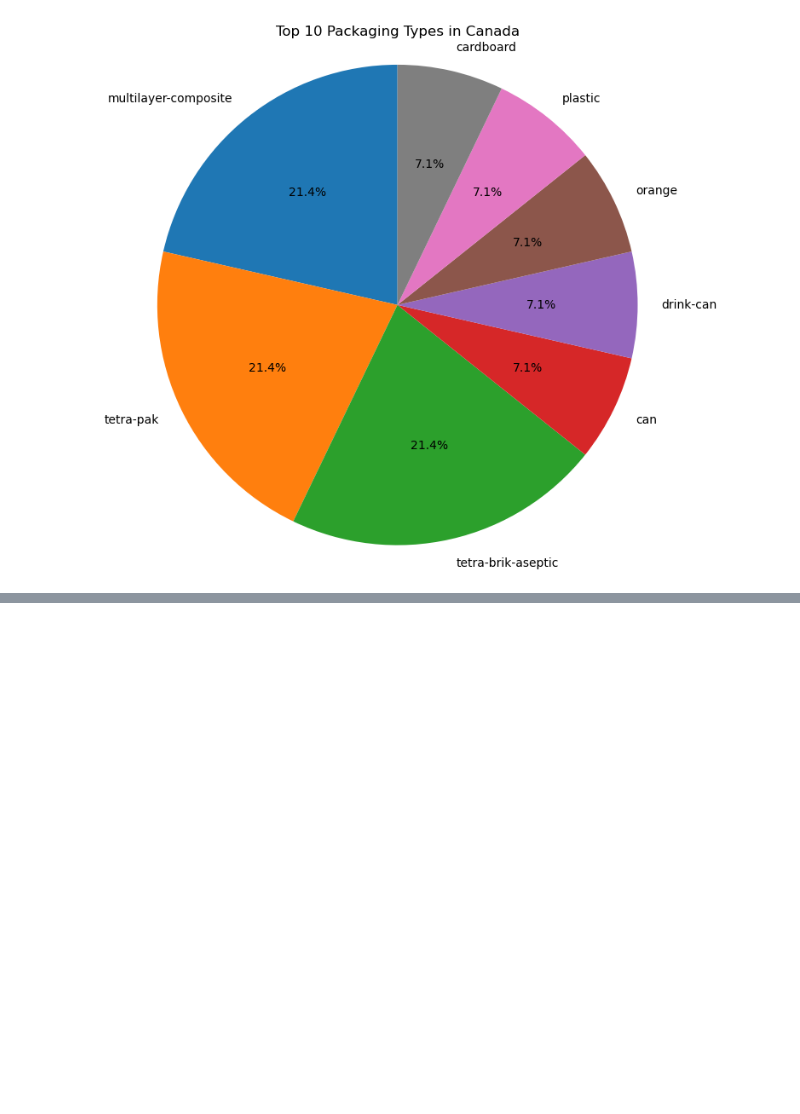
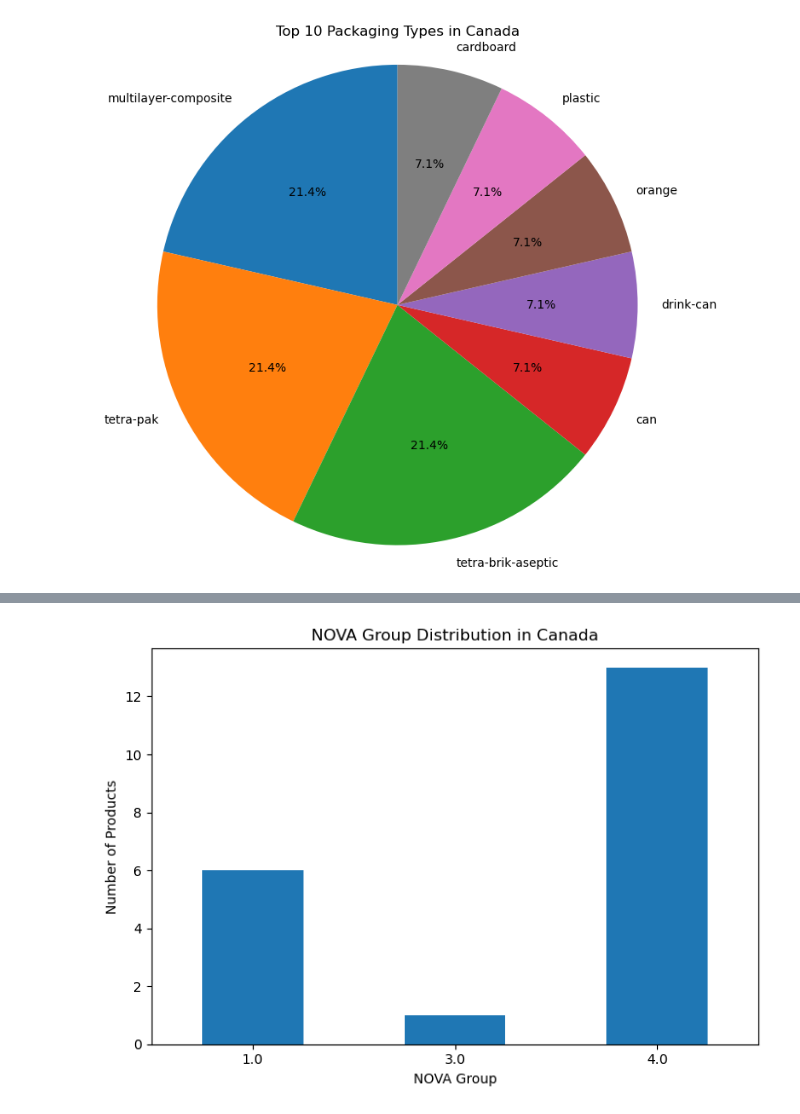
Before and after one commit to Codon-s/cpg-product-intelligence, a Jupyter notebook: notebook.ipynb, the cells around one changed output, grey strips where cells are left out. Saved outputs shown, nothing was run; the diff lists cells and outputs as text; code cells hidden in the pictures; blank space fills up the shorter version.

```diff
--- a/notebook.ipynb
+++ b/notebook.ipynb
@@ -1032,0 +1030,20 @@ plt.show()
+# %%
+nova_count = (
+    canada ['nova_group']
+    .dropna()
+    .value_counts()
+    .sort_index()
+)
+
+# Plot
+plt.figure(figsize=(7,5))
+nova_count.plot(kind='bar')
+
+plt.title('NOVA Group Distribution in Canada')
+plt.xlabel('NOVA Group')
+plt.ylabel('Number of Products')
+plt.xticks(rotation=0)
+plt.tight_layout()
+plt.show()
+# %% [output]
+[figure, added]
```
Also changed, not shown: parts of 22 cells of this notebook.
